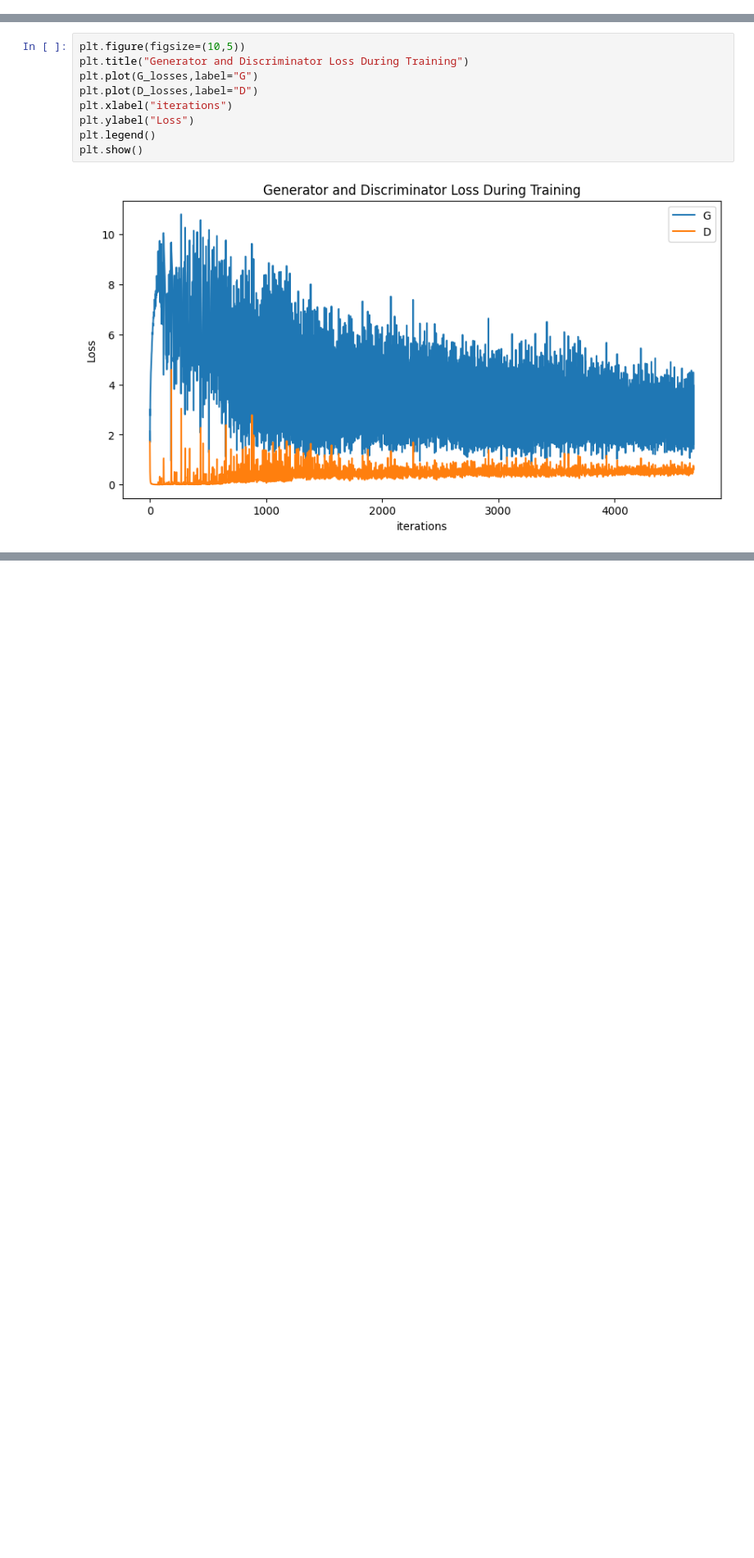
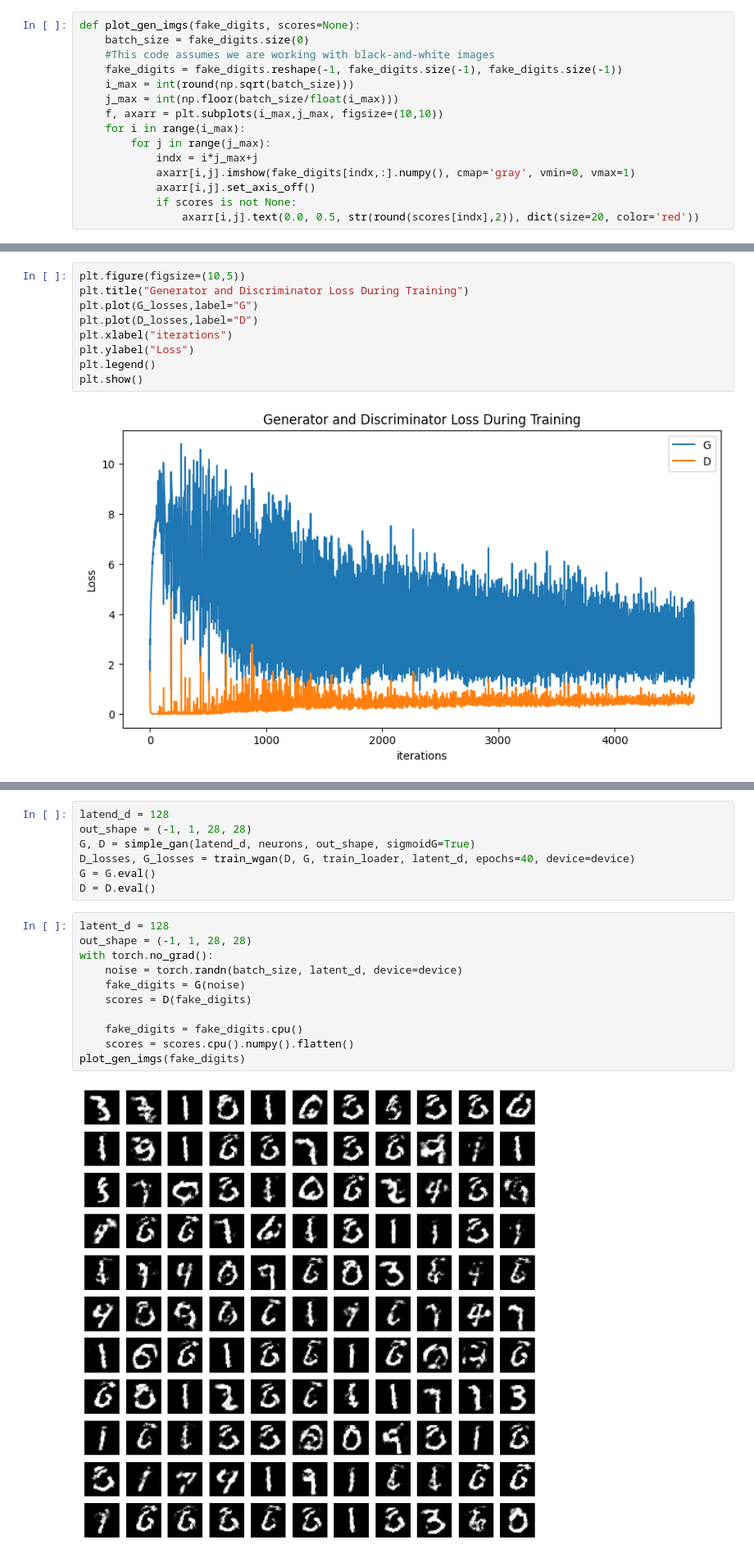
Before and after one commit to hardy500/experiments, a Jupyter notebook: books/inside_dl/ch9.ipynb, the cells around one changed output, grey strips where cells are left out. Shown at 82% size. Drawn from its saved outputs; the diff is of its cells as text; blank space fills up the shorter version.

Commit message:
add wgan

```diff
--- a/books/inside_dl/ch9.ipynb
+++ b/books/inside_dl/ch9.ipynb
@@ -139,6 +153,21 @@ with torch.no_grad():
 
     fake_digits = fake_digits.cpu()
     scores = scores.cpu().numpy().flatten()
+# %%
+def plot_gen_imgs(fake_digits, scores=None):
+    batch_size = fake_digits.size(0)
+    #This code assumes we are working with black-and-white images
+    fake_digits = fake_digits.reshape(-1, fake_digits.size(-1), fake_digits.size(-1))
+    i_max = int(round(np.sqrt(batch_size)))
+    j_max = int(np.floor(batch_size/float(i_max)))
+    f, axarr = plt.subplots(i_max,j_max, figsize=(10,10))
+    for i in range(i_max):
+        for j in range(j_max):
+            indx = i*j_max+j
+            axarr[i,j].imshow(fake_digits[indx,:].numpy(), cmap='gray', vmin=0, vmax=1)
+            axarr[i,j].set_axis_off()
+            if scores is not None:
+                axarr[i,j].text(0.0, 0.5, str(round(scores[indx],2)), dict(size=20, color='red'))
 # %%
 def plot_gen_imgs(fake_digits, scores=None):
     batch_size = fake_digits.size(0)
@@ -170,0 +266,20 @@ plt.show()
+# %%
+latend_d = 128
+out_shape = (-1, 1, 28, 28)
+G, D = simple_gan(latend_d, neurons, out_shape, sigmoidG=True)
+D_losses, G_losses = train_wgan(D, G, train_loader, latent_d, epochs=40, device=device)
+G = G.eval()
+D = D.eval()
+# %%
+latent_d = 128
+out_shape = (-1, 1, 28, 28)
+with torch.no_grad():
+    noise = torch.randn(batch_size, latent_d, device=device)
+    fake_digits = G(noise)
+    scores = D(fake_digits)
+
+    fake_digits = fake_digits.cpu()
+    scores = scores.cpu().numpy().flatten()
+plot_gen_imgs(fake_digits)
+# %% [output]
+[figure, added]
```
Also changed, not shown: parts of 5 cells of this notebook.
